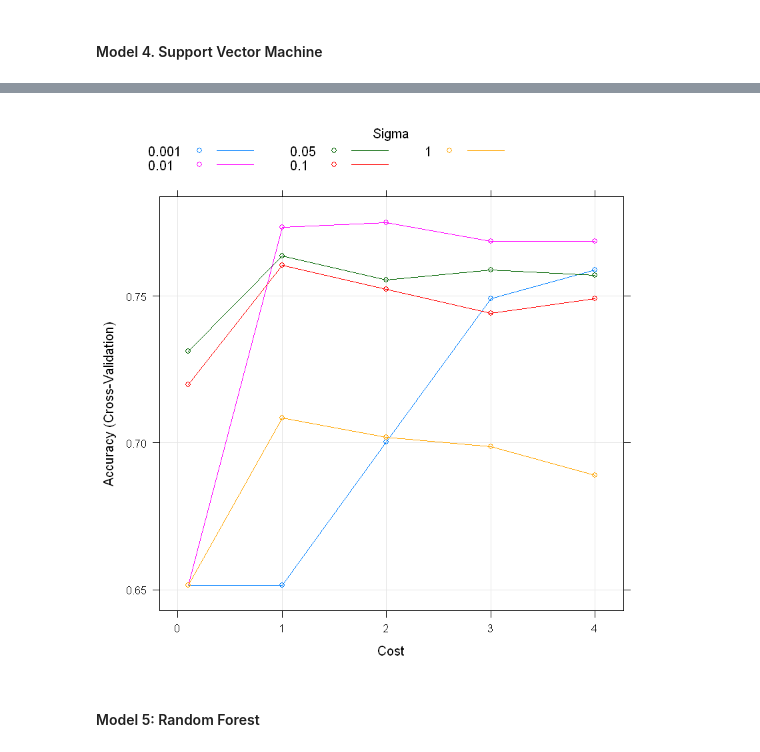
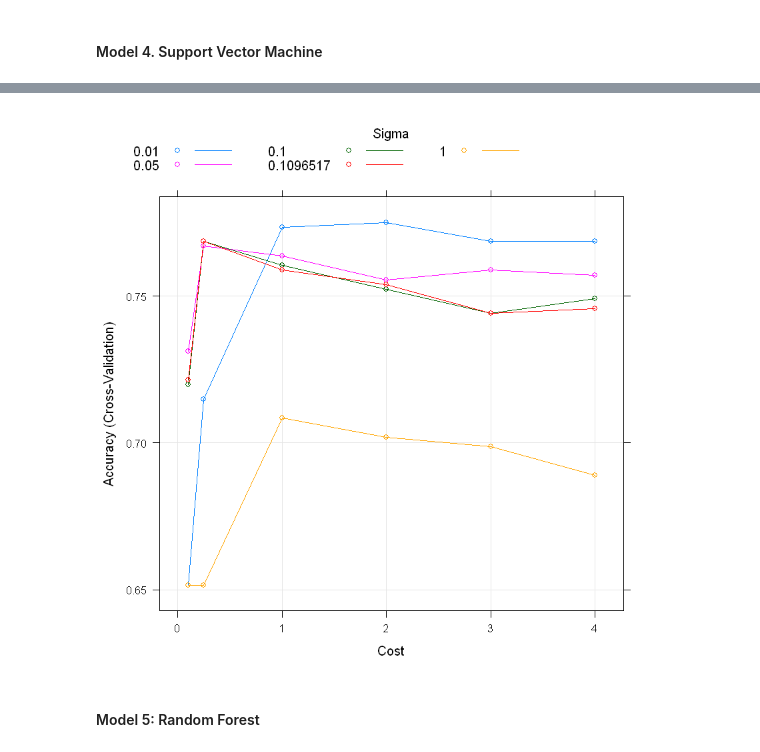
Before and after one commit to dundee2002/Machine-Deep-Learning-in-Python-and-R, a Jupyter notebook: Machine-Learning-in-R/Classification/BinClass_R_uci_pima_indian_diabetes_a812.ipynb, the cells around one changed output, grey strips where cells are left out. Saved outputs shown, nothing was run; the diff lists cells and outputs as text; code cells hidden in the pictures.

```diff
--- a/Machine-Learning-in-R/Classification/BinClass_R_uci_pima_indian_diabetes_a812.ipynb
+++ b/Machine-Learning-in-R/Classification/BinClass_R_uci_pima_indian_diabetes_a812.ipynb
@@ -300,12 +357,14 @@ Resampling results:
 # %%
 # grid search
 set.seed(seed)
-tuneGrid = expand.grid(.sigma=c(0.001,0.05,0.01,0.1,1), .C=c(0.1,1,2,3,4))
+tuneGrid = expand.grid(.sigma=c(0.05,0.01,0.1,0.1096517,1),
+                       .C=c(0.1,0.25,1,2,3,4))
 gridSearch <- train(label~., data=train_set, method='svmRadial',
                  metric=metric, trControl=trControl,
                  tuneGrid=tuneGrid)
 print(gridSearch)
 plot(gridSearch)
+final.model <- gridSearch
 # %% [output]
 Support Vector Machines with Radial Basis Function Kernel
 
@@ -324,6 +383,6 @@ Resampling results across tuning parameters:
 
 Accuracy was used to select the optimal model using the largest value.
 The final values used for the model were sigma = 0.01 and C = 2.
-[figure, old version]
+[figure, new version]
 # %% [markdown]
 #### Model 5: Random Forest
```
Also changed, not shown: parts of 15 cells of this notebook, 1 other file.
